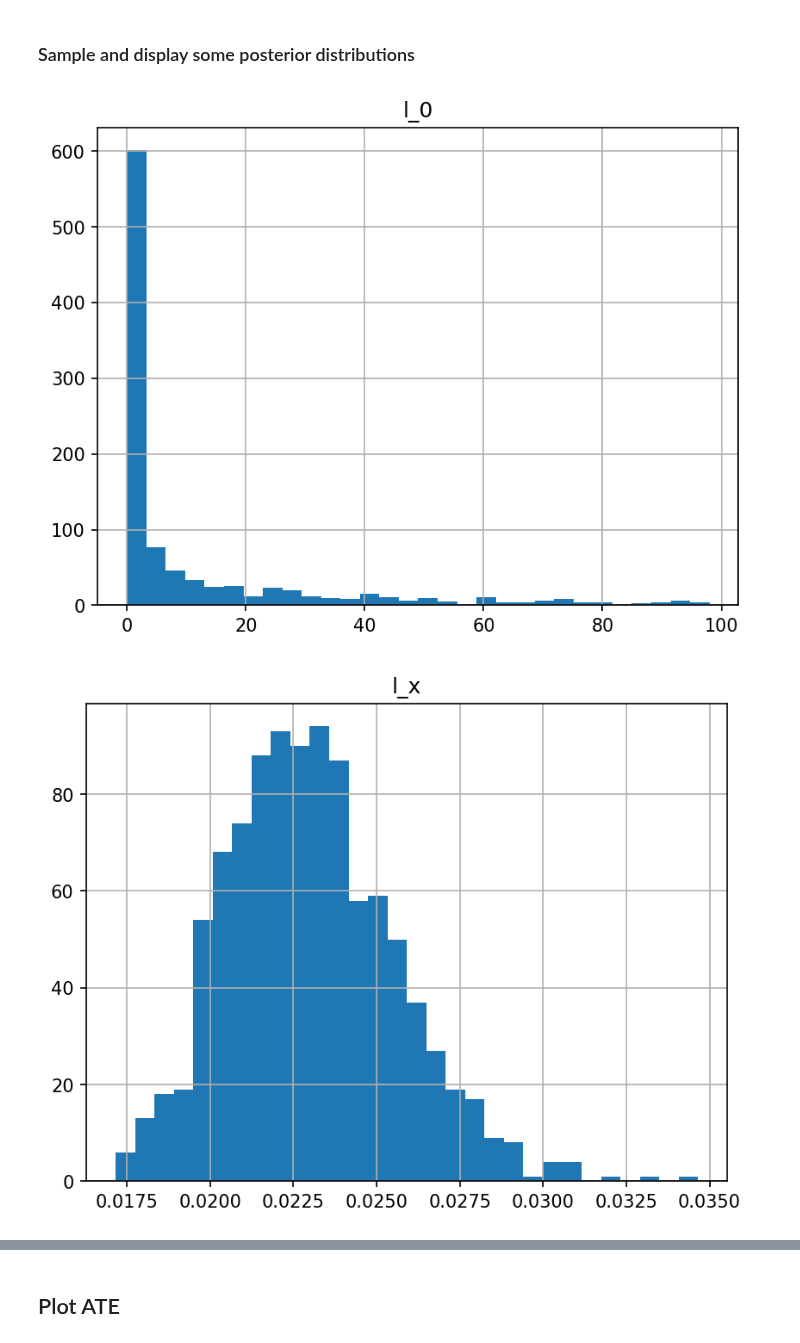
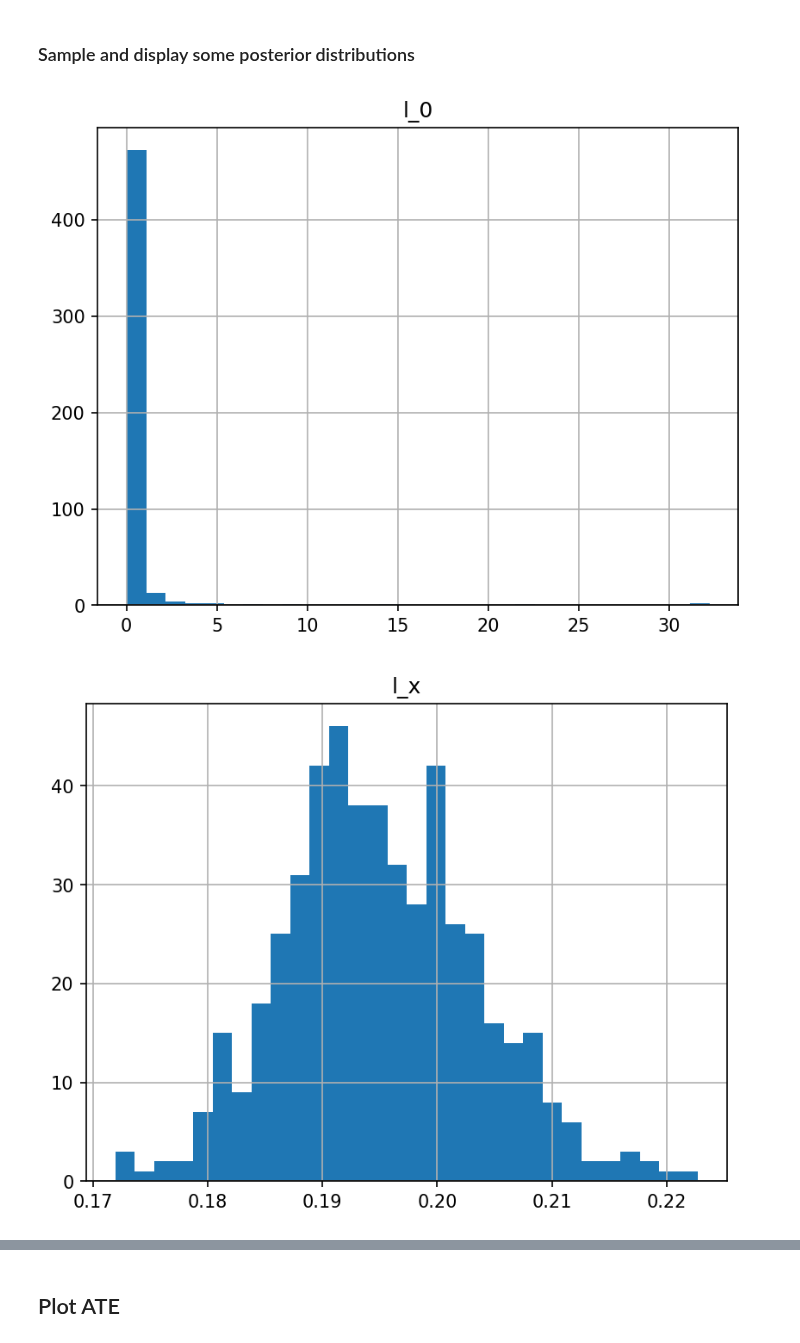
Before and after one commit to gradientinstitute/return2edu-paper, a Jupyter notebook: Direct-Bayesian.ipynb, the cells around one changed output, grey strips where cells are left out. Saved outputs shown, nothing was run; the diff lists cells and outputs as text; code cells hidden in the pictures.

```diff
--- a/Direct-Bayesian.ipynb
+++ b/Direct-Bayesian.ipynb
@@ -63,7 +63,7 @@ treatment = 'redufl'
 test = False
 data_file = Path("~/code/re-education/data/all_lasso_selected_100_restricted.csv")
 #xval_gp = True
-laplace_prior = True
+laplace_prior = False
 # %% [markdown]
 ## Load the data
 # %%
@@ -271,17 +271,19 @@ def predict(w_0, w_t, w_x, w_tx, x, t):
 def model_treatment_intersection(x, t, y):
     # Hyper-Priors
     #lambda_prior = dist.Gamma(1e-3, 1e-3)
+    #sigma_prior = dist.Gamma(1., 1.)
     lambda_prior = dist.Uniform(low=0, high=100)
-    #sigma_prior = dist.Gamma(1., 1.)
     sigma_prior = dist.Uniform(low=0, high=100)
+    #lambda_prior = dist.HalfCauchy(scale=25)
+    #sigma_prior = dist.HalfCauchy(scale=25)
 
     # Priors
     n, d = x.shape
     weight_prior = dist.Laplace if laplace_prior else dist.Normal
-    p_w0 = weight_prior(0, pyro.sample("l_0", lambda_prior))
-    p_wt = weight_prior(0, pyro.sample("l_t", lambda_prior))
-    p_wx = weight_prior(torch.zeros(d), pyro.sample("l_x", lambda_prior) * torch.ones(d))
-    p_twx = weight_prior(torch.zeros(d), pyro.sample("l_tx", lambda_prior) * torch.ones(d))
+    p_w0 = weight_prior(0, pyro.sample("l_0", lambda_prior)**2)
+    p_wt = weight_prior(0, pyro.sample("l_t", lambda_prior)**2)
+    p_wx = weight_prior(torch.zeros(d), pyro.sample("l_x", lambda_prior)**2 * torch.ones(d))
+    p_twx = weight_prior(torch.zeros(d), pyro.sample("l_tx", lambda_prior)**2 * torch.ones(d))
 
     # Model weights
     w_0 = pyro.sample("intercept", p_w0)
@@ -291,16 +293,16 @@ def model_treatment_intersection(x, t, y):
 
     # Likelihood
     f = predict(w_0, w_t, w_x, w_tx, x, t)
-    sigma = pyro.sample("variance", sigma_prior)
+    sigma = pyro.sample("stddev", sigma_prior)
 
     with pyro.plate("data", n):
-        likelihood = dist.Normal(f, sigma)
+        likelihood = dist.Normal(f, sigma**2)
         y = pyro.sample("likelihood", likelihood, obs=y)
 # %% [markdown]
 ### Run MCMC inference to compute the posteriors
 # %%
-samples = 1000
-warm_up = 1500
+samples = 500
+warm_up = 2500
 
 y_mean = y.mean()
 y_std = y.std()
@@ -358,14 +360,14 @@ Hierarchical Linear Regression
 # %% [markdown]
 ### Sample and display some posterior distributions
 # %%
-posteriors = ["l_0", "l_x", "l_tx", "l_t", "variance"]
+posteriors = ["l_0", "l_x", "l_tx", "l_t", "stddev"]
 for name in posteriors:
     post = hbr_samples[name]
     plt.figure(dpi=150)
     plt.hist(post, bins=30)
     plt.title(name)
     plt.grid()
     plt.show()
 # %% [output]
-[figure, old version]
+[figure, new version]
-[figure, old version]
+[figure, new version]
```
Also changed, not shown: parts of 9 cells of this notebook, 2 other files.
